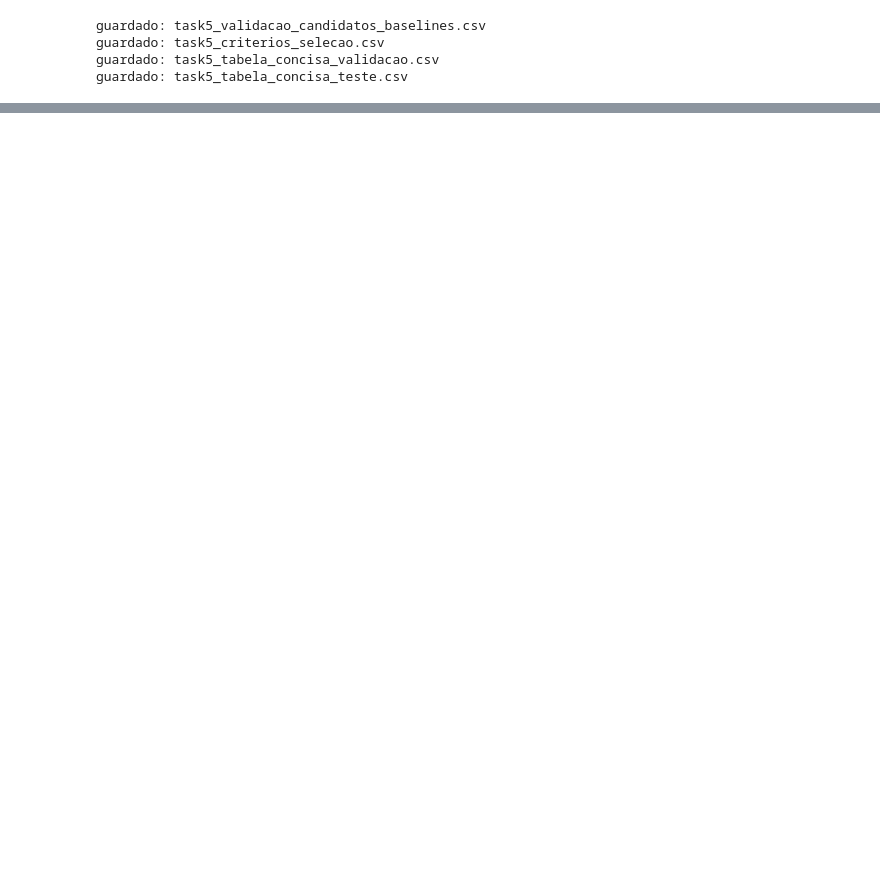
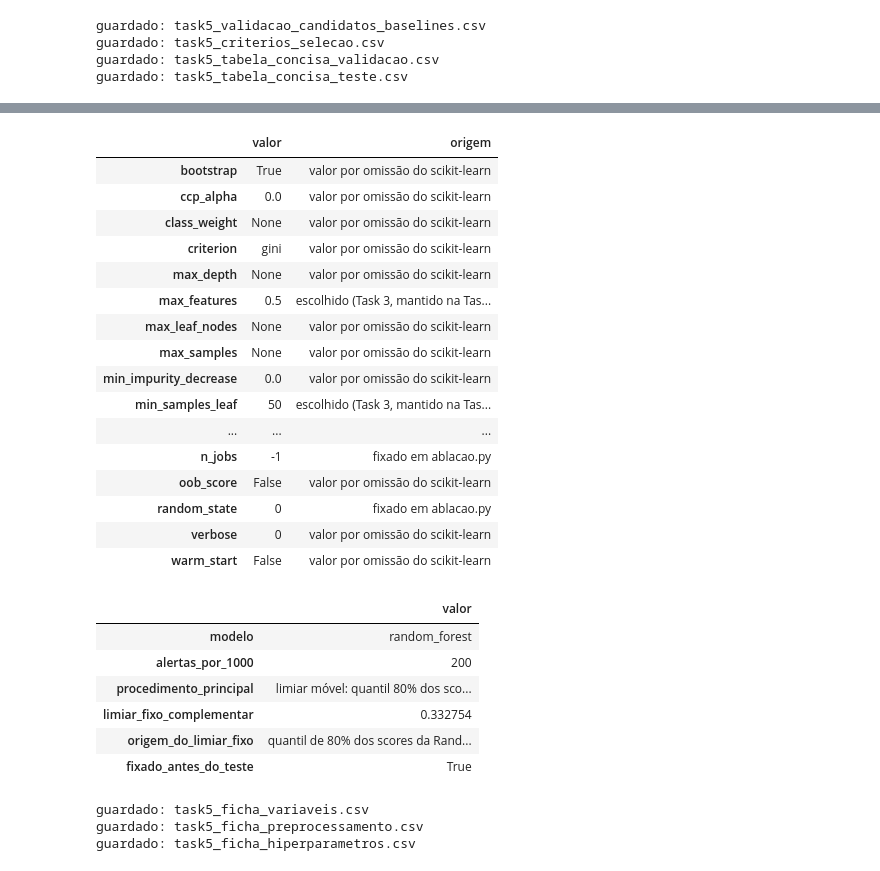
Before and after one commit to 1231478-Ellah-Fleischmann/MINDD-PROJETO, a Jupyter notebook: task5.ipynb, the cells around one changed output, grey strips where cells are left out. Saved outputs shown, nothing was run; the diff lists cells and outputs as text; code cells hidden in the pictures; blank space fills up the shorter version.

Commit message:
ficha do modelo final

```diff
--- a/task5.ipynb
+++ b/task5.ipynb
@@ -803,0 +850,51 @@ guardado: task5_tabela_concisa_teste.csv
+# %%
+# 3) Hiperparâmetros: todos os do RandomForestClassifier, com a origem de cada valor
+def origem(p):
+    if p in hp_final:
+        return "escolhido (Task 3, mantido na Task 4)"
+    if p in ab.HIPERPARAMETROS[MODELO_FINAL] or p == "random_state":
+        return "fixado em ablacao.py"
+    return "valor por omissão do scikit-learn"
+
+params = pipe_final.named_steps["modelo"].get_params()
+ficha_hp = pd.DataFrame({"valor": {k: str(v) for k, v in params.items()},
+                         "origem": {k: origem(k) for k in params}})
+display(ficha_hp)
+
+# 4) Limiar de decisão (fixado antes do teste)
+with open(LIMIAR_JSON, encoding="utf-8") as fh:
+    limiar_info = json.load(fh)
+display(pd.Series(limiar_info, name="valor").to_frame())
+
+for nome, t in {"task5_ficha_variaveis.csv": ficha_var, "task5_ficha_preprocessamento.csv": ficha_pre,
+                "task5_ficha_hiperparametros.csv": ficha_hp}.items():
+    t.to_csv(PASTA / nome, encoding="utf-8", index=(nome == "task5_ficha_hiperparametros.csv"))
+    print(f"guardado: {nome}")
+# %% [output]
+|  | valor | origem |
+| bootstrap | True | valor por omissão do scikit-learn |
+| ccp_alpha | 0.0 | valor por omissão do scikit-learn |
+| class_weight | None | valor por omissão do scikit-learn |
+| criterion | gini | valor por omissão do scikit-learn |
+| max_depth | None | valor por omissão do scikit-learn |
+| max_features | 0.5 | escolhido (Task 3, mantido na Tas... |
+| max_leaf_nodes | None | valor por omissão do scikit-learn |
+| max_samples | None | valor por omissão do scikit-learn |
+| min_impurity_decrease | 0.0 | valor por omissão do scikit-learn |
+| min_samples_leaf | 50 | escolhido (Task 3, mantido na Tas... |
+| ... | ... | ... |
+| n_jobs | -1 | fixado em ablacao.py |
+| oob_score | False | valor por omissão do scikit-learn |
+| random_state | 0 | fixado em ablacao.py |
+| verbose | 0 | valor por omissão do scikit-learn |
+| warm_start | False | valor por omissão do scikit-learn |
+|  | valor |
+| modelo | random_forest |
+| alertas_por_1000 | 200 |
+| procedimento_principal | limiar móvel: quantil 80% dos sco... |
+| limiar_fixo_complementar | 0.332754 |
+| origem_do_limiar_fixo | quantil de 80% dos scores da Rand... |
+| fixado_antes_do_teste | True |
+guardado: task5_ficha_variaveis.csv
+guardado: task5_ficha_preprocessamento.csv
+guardado: task5_ficha_hiperparametros.csv
```
Also changed, not shown: parts of 2 cells of this notebook, 3 other files.
